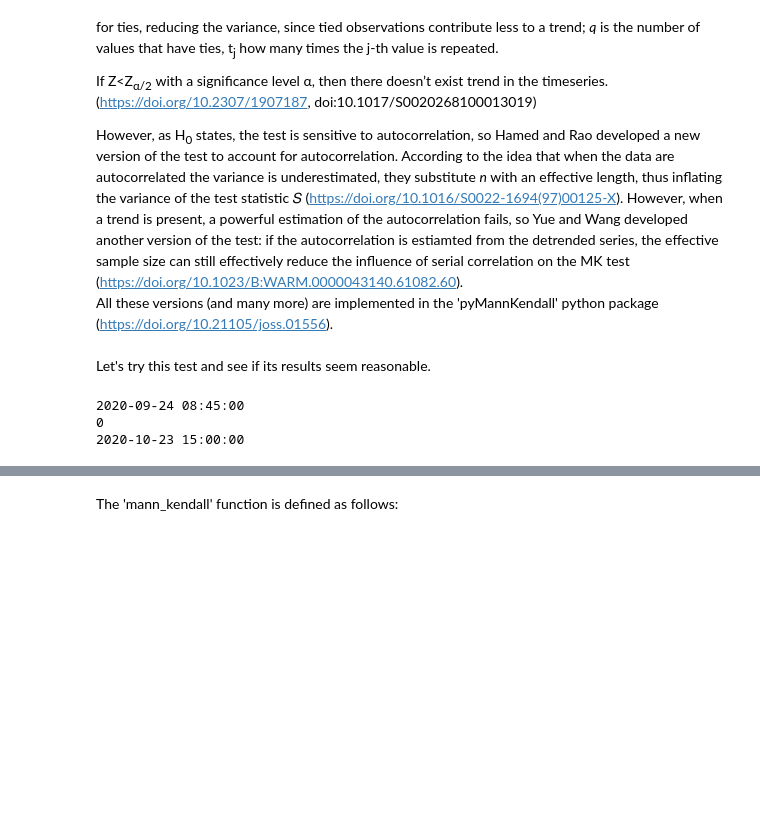
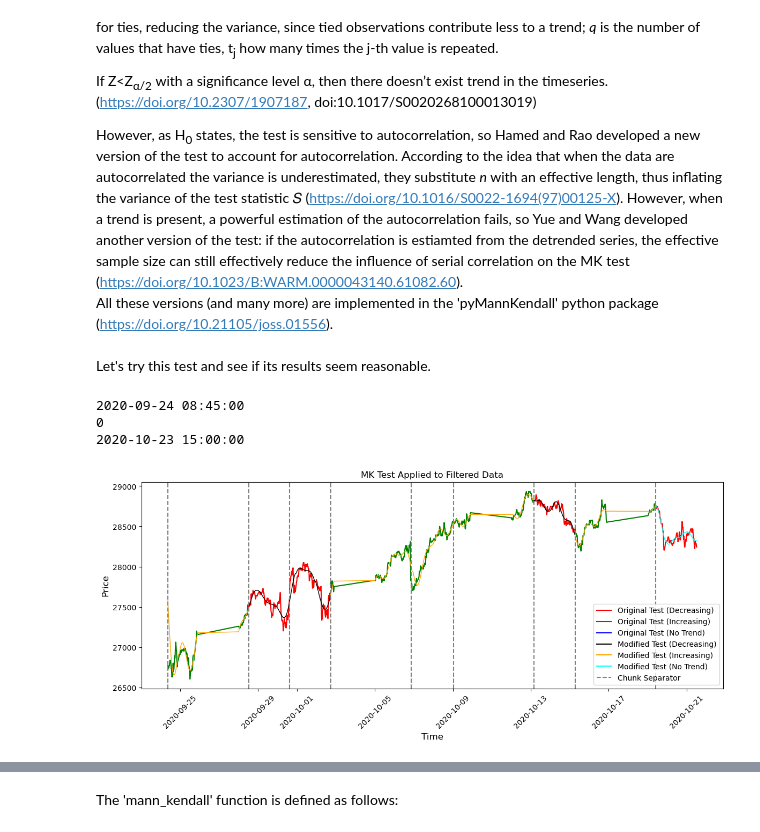
Before and after one commit to gpoccianti/LCP_projects_Y7, a Jupyter notebook: Code/XSOR_report.ipynb, the cells around one changed output, grey strips where cells are left out. Drawn from its saved outputs; the diff is of its cells as text; code cells hidden in the pictures; blank space fills up the shorter version.

Commit message:
Modified Markdown

```diff
--- a/Code/XSOR_report.ipynb
+++ b/Code/XSOR_report.ipynb
@@ -534,8 +534,9 @@ Let's try this test and see if its results seem reasonable.
 # %%
 from functions import interval_selector
 start_index, end_index = interval_selector(0,20,df)
-original_test, modified_test = mann_kendall(chunk_size=192, start_index=start_index, end_index=end_index, df=df)
+original_test, modified_test = mann_kendall(chunk_size=192, start_index=start_index, end_index=end_index, df=df,plotting=True)
 # %% [output]
 2020-09-24 08:45:00
 0
 2020-10-23 15:00:00
+[figure, added]
```
Also changed, not shown: parts of 22 cells of this notebook, 1 other file.
